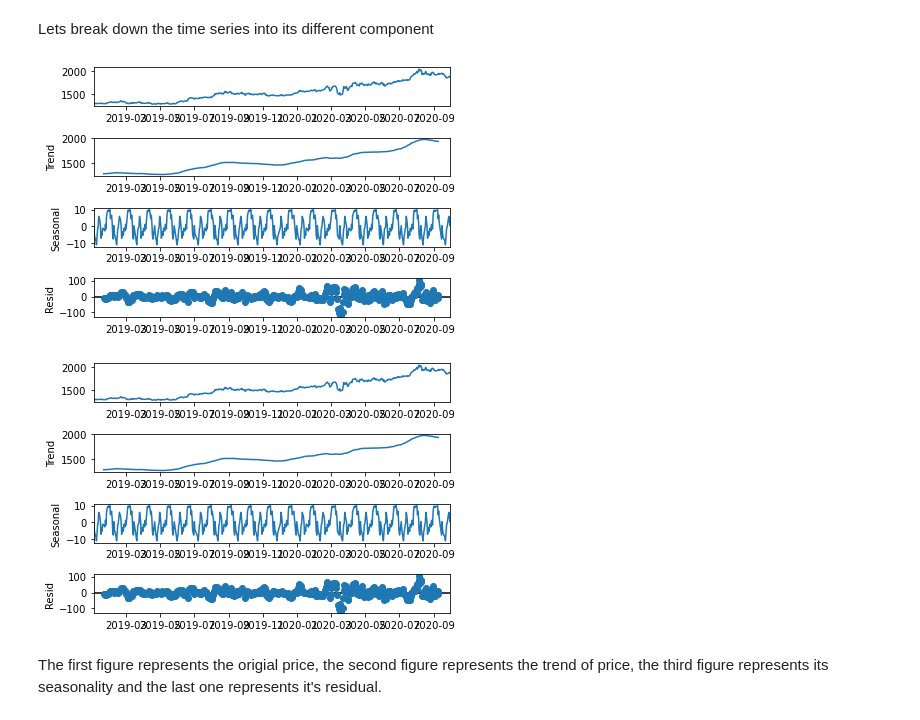
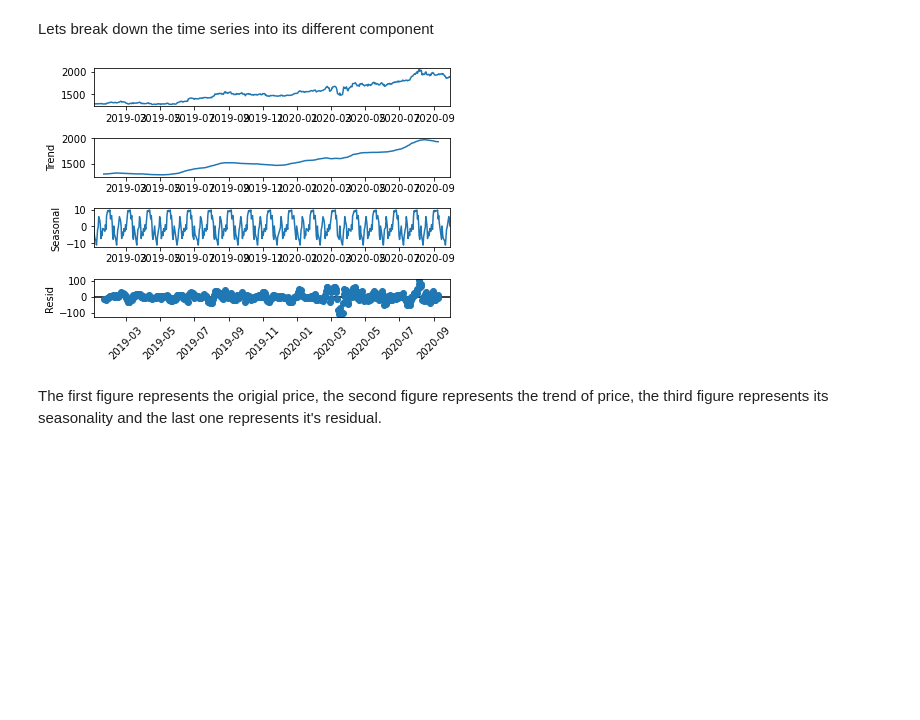
Before and after one commit to FranckNgN/Spot-prediction, a Jupyter notebook: report.ipynb, the cells around one changed output. Cells and saved outputs as stored; diff of their text form; code cells hidden in the pictures; blank space fills up the shorter version.

```diff
--- a/report.ipynb
+++ b/report.ipynb
@@ -132,13 +133,13 @@ Lets break down the time series into its different component
 # %%
 xauDecomposition = seasonal_decompose(xau, period=30)
 xauTrend = xauDecomposition.trend
 xauSeasonal = xauDecomposition.seasonal
 xauResidual = xauDecomposition.resid
 
 xauDecomposition.plot()
+plt.xticks(rotation=45);
 # %% [output]
-[figure, old version]
+[figure, new version]
-[figure, removed]
 # %% [markdown]
 The first figure represents the origial price, the second figure represents the trend of price, the third figure represents its seasonality and the last one represents it's residual.
 # %% [markdown]
```
Also changed, not shown: parts of 4 cells of this notebook.
